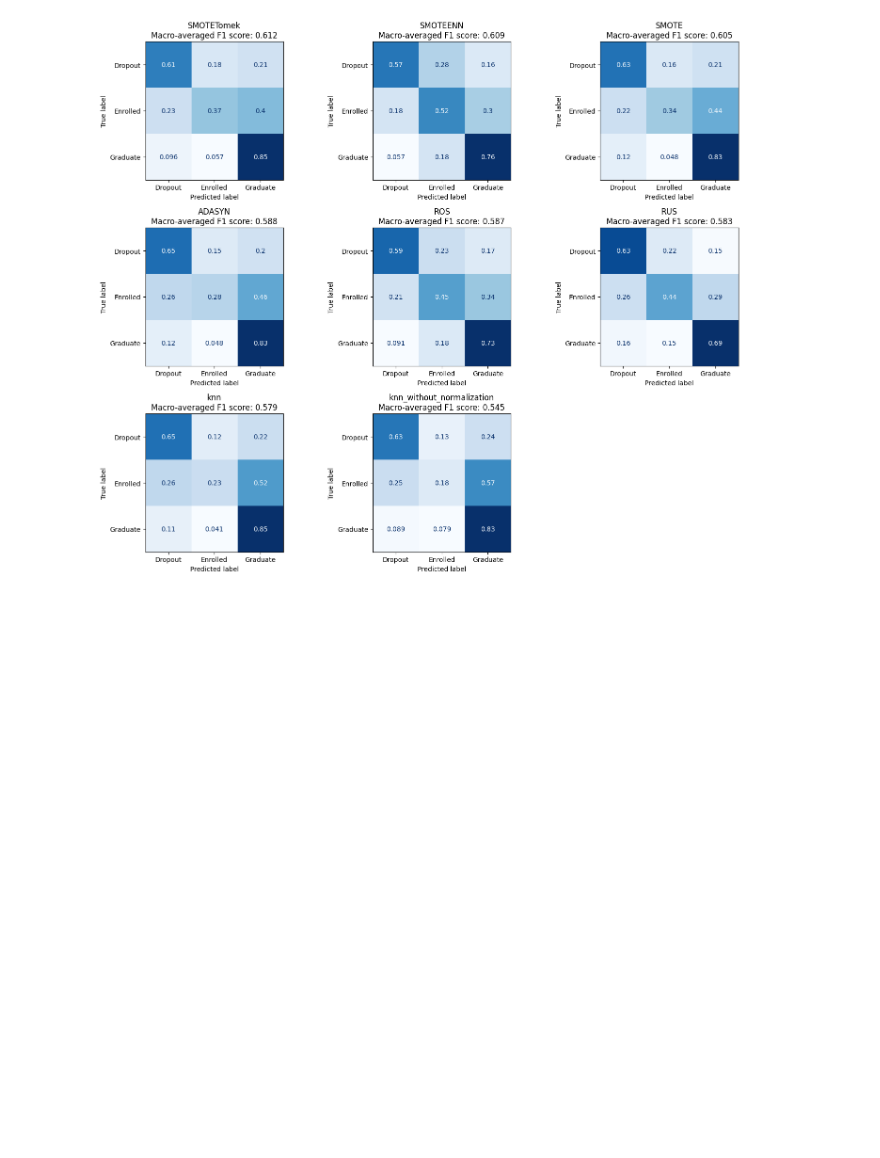
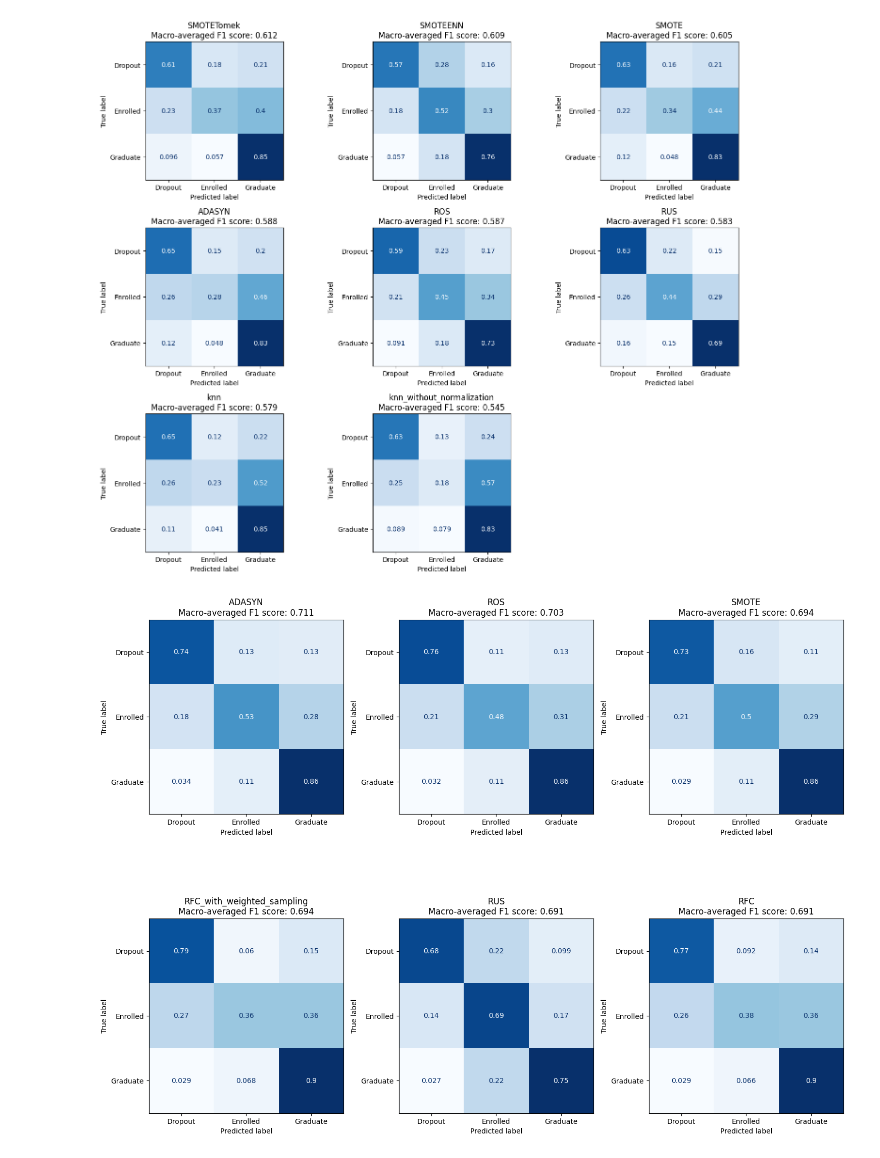
Before and after one commit to 00Amirreza00/Students_Dropout, a Jupyter notebook: Students_Dropout.ipynb, the cells around one changed output. Saved outputs shown, nothing was run; the diff lists cells and outputs as text; code cells hidden in the pictures; blank space fills up the shorter version.

```diff
--- a/Students_Dropout.ipynb
+++ b/Students_Dropout.ipynb
@@ -245,3 +335,85 @@ plt.tight_layout()
 plt.show()
 # %% [output]
 [figure]
+# %%
+#Testing classification without considering categorical features
+categorical_cols = ['Marital status', 'Application mode', 'Course', 'Previous qualification',
+                    "Nationality", "Mother's qualification", "Father's qualification"]
+X = df.drop(columns=[target_col]+ categorical_cols)
+#X = df[importance_df.sort_values('importance', ascending=False).head(10).feature]
+y = df[target_col]
+le = LabelEncoder()
+y_encoded = le.fit_transform(y)
+
+X_train0, X_test, y_train0, y_test = train_test_split(X, y_encoded, test_size=0.2, random_state=42, stratify=y_encoded)
+
+
+Model_names = ['RFC', 'RFC_with_weighted_sampling', 'SMOTE', 'ROS', 'RUS', 'ADASYN']
+
+all_results = []
+
+# # Set up column transformer for encoding
+# preprocessor = ColumnTransformer(
+#     transformers=[('cat', OneHotEncoder(handle_unknown='ignore'), categorical_cols)],
+#     remainder='passthrough')
+
+# Build pipeline
+pipeline = Pipeline([
+    ('clf', RandomForestClassifier(random_state=42))])
+
+
+for model in Model_names:
+    if model == 'RFC':
+        X_train = X_train0
+        y_train = y_train0
+
+    elif model == 'SMOTE':
+        smote = SMOTE(sampling_strategy='auto', random_state=42)
+        X_train, y_train = smote.fit_resample(X_train0, y_train0)
+    elif model == 'ROS':
+        ros = RandomOverSampler(random_state=42)
+        X_train, y_train = ros.fit_resample(X_train0, y_train0)
+    elif model == 'RUS':
+        rus = RandomUnderSampler(random_state=42)
+        X_train, y_train = rus.fit_resample(X_train0, y_train0)
+    elif model == 'ADASYN':
+        adasyn = ADASYN(random_state=42)
+        X_train, y_train = adasyn.fit_resample(X_train0, y_train0)
+
+    if  model == 'RFC_with_weighted_sampling':
+        sample_weights = compute_sample_weight(class_weight="balanced", y=y_train0)
+        pipeline.fit(X_train0, y_train0, clf__sample_weight=sample_weights)
+        y_pred = pipeline.predict(X_test)
+    else:
+        pipeline.fit(X_train, y_train)
+        y_pred = pipeline.predict(X_test)
+
+    # Store results
+    all_results.append({
+           "type": model,
+            "macro_averaged_F1_score": f1_score(y_test, y_pred, average='macro'),
+            "confusion_matrix": confusion_matrix(y_test, y_pred, normalize='true'),
+        })
+n_models = len(all_results)
+n_cols = int(np.ceil(np.sqrt(n_models)))
+n_rows = int(np.ceil(n_models / n_cols))
+
+df_results = pd.DataFrame(all_results).sort_values("macro_averaged_F1_score", ascending=False).reset_index(drop=True)
+
+fig, axes = plt.subplots(n_rows, n_cols, figsize=(15, 12))
+axes = axes.flatten()
+
+for idx, result in df_results.iterrows():
+    disp = ConfusionMatrixDisplay(confusion_matrix=result["confusion_matrix"], display_labels=le.classes_)
+    disp.plot(ax=axes[idx], colorbar=False, cmap='Blues')
+    axes[idx].set_title(f'{result["type"]}\nMacro-averaged F1 score: {result["macro_averaged_F1_score"]:.3f}')
+
+
+# Hide empty subplots
+for idx in range(n_models, len(axes)):
+    axes[idx].axis('off')
+
+plt.tight_layout()
+plt.show()
+# %% [output]
+[figure, added]
```
Also changed, not shown: parts of 24 cells of this notebook, 2 other files.
